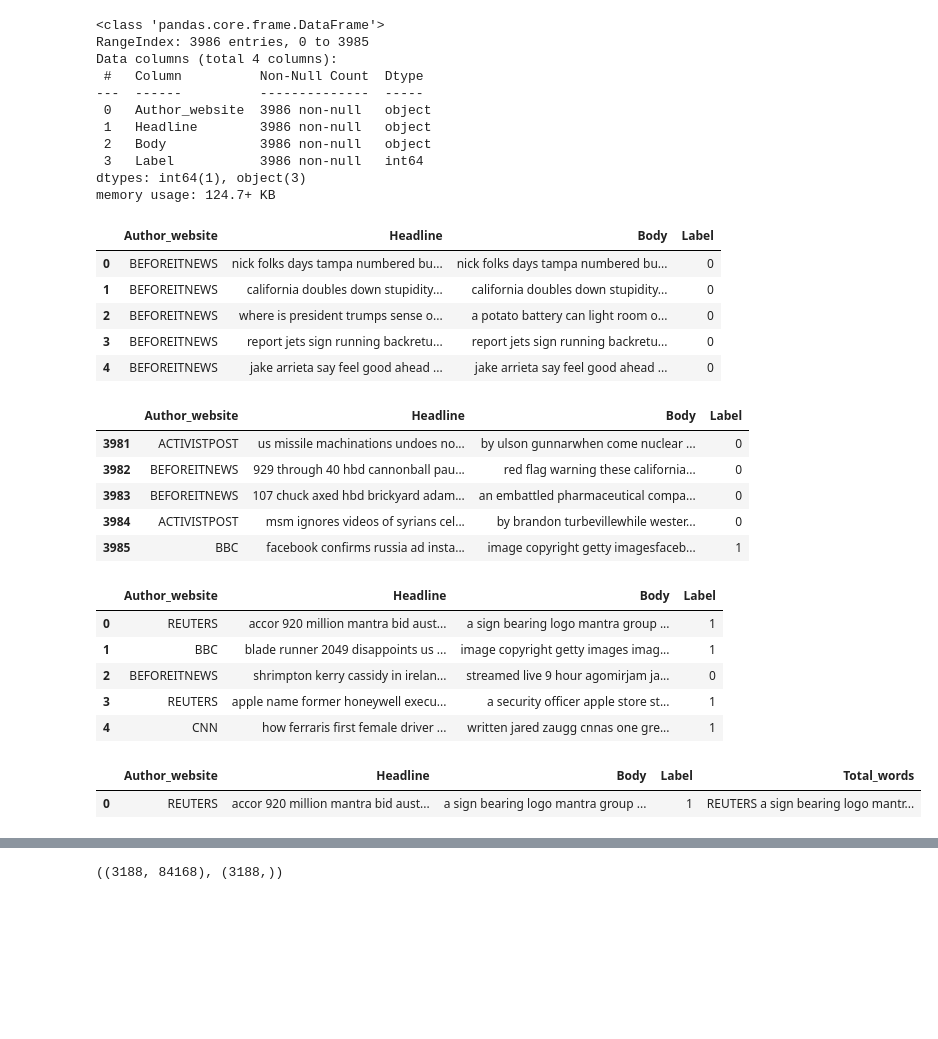
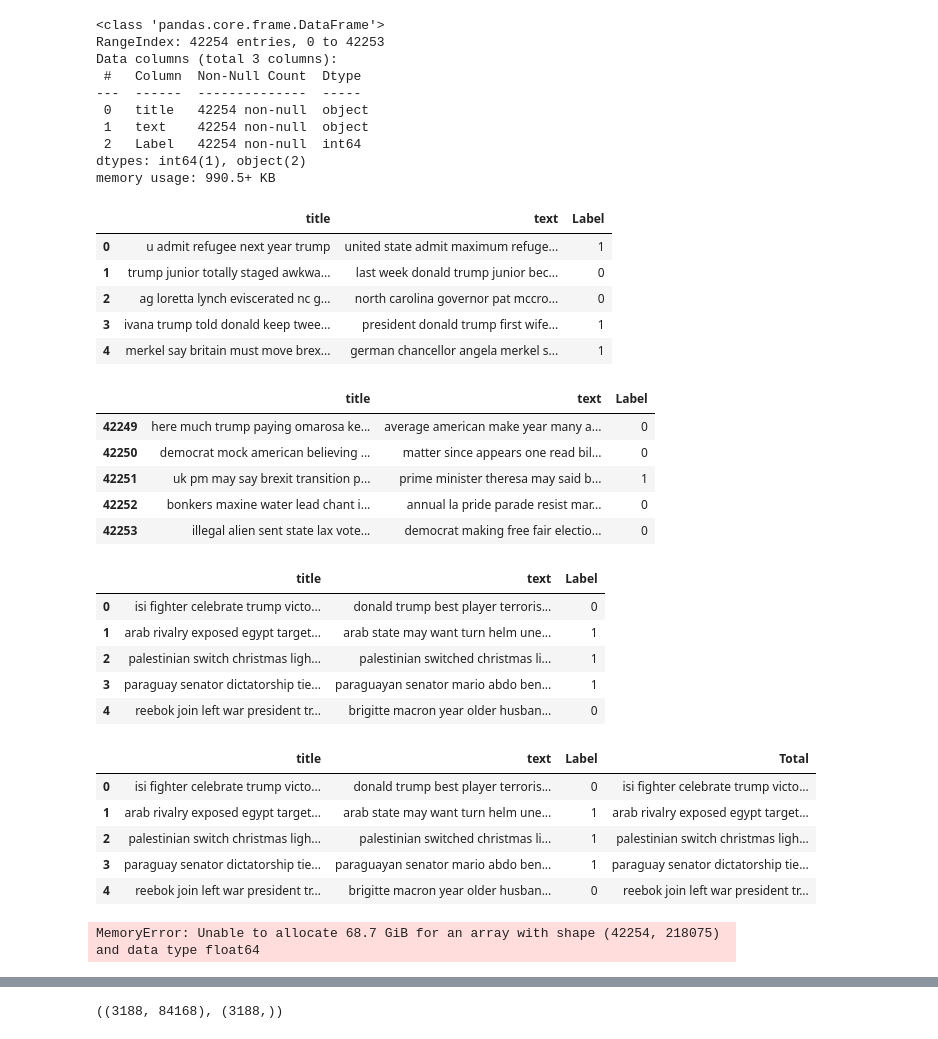
Before and after one commit to mawesh1999/Fakenews_Detection, a Jupyter notebook: Prepration_Modelling.ipynb, the cells around one changed output, grey strips where cells are left out. Cells and saved outputs as stored; diff of their text form; code cells hidden in the pictures; blank space fills up the shorter version.

```diff
--- a/Prepration_Modelling.ipynb
+++ b/Prepration_Modelling.ipynb
@@ -8,51 +8,50 @@ from sklearn.feature_extraction.text import TfidfTransformer
 from sklearn.metrics import accuracy_score,mean_absolute_error,f1_score
 import pickle
 # %%
-df = pd.read_csv('modeling_data/cleaned_data.csv')
+df = pd.read_csv('modeling_data/final_data.csv')
 # %%
 df.info()
 # %% [output]
 <class 'pandas.core.frame.DataFrame'>
-RangeIndex: 3986 entries, 0 to 3985
-Data columns (total 4 columns):
- #   Column          Non-Null Count  Dtype
----  ------          --------------  -----
- 0   Author_website  3986 non-null   object
- 1   Headline        3986 non-null   object
- 2   Body            3986 non-null   object
- 3   Label           3986 non-null   int64
-dtypes: int64(1), object(3)
-memory usage: 124.7+ KB
+RangeIndex: 42254 entries, 0 to 42253
+Data columns (total 3 columns):
+ #   Column  Non-Null Count  Dtype
+---  ------  --------------  -----
+ 0   title   42254 non-null  object
+ 1   text    42254 non-null  object
+ 2   Label   42254 non-null  int64
+dtypes: int64(1), object(2)
+memory usage: 990.5+ KB
 # %%
 df.head()
 # %% [output]
-|  | Author_website | Headline | Body | Label |
-| 0 | BEFOREITNEWS | nick folks days tampa numbered bu... | nick folks days tampa numbered bu... | 0 |
-| 1 | BEFOREITNEWS | california doubles down stupidity... | california doubles down stupidity... | 0 |
-| 2 | BEFOREITNEWS | where is president trumps sense o... | a potato battery can light room o... | 0 |
-| 3 | BEFOREITNEWS | report jets sign running backretu... | report jets sign running backretu... | 0 |
-| 4 | BEFOREITNEWS | jake arrieta say feel good ahead ... | jake arrieta say feel good ahead ... | 0 |
+|  | title | text | Label |
+| 0 | u admit refugee next year trump | united state admit maximum refuge... | 1 |
+| 1 | trump junior totally staged awkwa... | last week donald trump junior bec... | 0 |
+| 2 | ag loretta lynch eviscerated nc g... | north carolina governor pat mccro... | 0 |
+| 3 | ivana trump told donald keep twee... | president donald trump first wife... | 1 |
+| 4 | merkel say britain must move brex... | german chancellor angela merkel s... | 1 |
 # %%
 df.tail()
 # %% [output]
-|  | Author_website | Headline | Body | Label |
-| 3981 | ACTIVISTPOST | us missile machinations undoes no... | by ulson gunnarwhen come nuclear ... | 0 |
-| 3982 | BEFOREITNEWS | 929 through 40 hbd cannonball pau... | red flag warning these california... | 0 |
-| 3983 | BEFOREITNEWS | 107 chuck axed hbd brickyard adam... | an embattled pharmaceutical compa... | 0 |
-| 3984 | ACTIVISTPOST | msm ignores videos of syrians cel... | by brandon turbevillewhile wester... | 0 |
-| 3985 | BBC | facebook confirms russia ad insta... | image copyright getty imagesfaceb... | 1 |
+|  | title | text | Label |
+| 42249 | here much trump paying omarosa ke... | average american make year many a... | 0 |
+| 42250 | democrat mock american believing ... | matter since appears one read bil... | 0 |
+| 42251 | uk pm may say brexit transition p... | prime minister theresa may said b... | 1 |
+| 42252 | bonkers maxine water lead chant i... | annual la pride parade resist mar... | 0 |
+| 42253 | illegal alien sent state lax vote... | democrat making free fair electio... | 0 |
 # %%
-df = df.sample(frac=1,random_state=24).reset_index()
-df.drop(columns = ['index'],axis =1,inplace=True)
+df = df.sample(frac=1,random_state=24).reset_index(drop=True)
+# df.drop(columns = ['index'],axis =1,inplace=True)
 # %%
 df.head()
 # %% [output]
-|  | Author_website | Headline | Body | Label |
-| 0 | REUTERS | accor 920 million mantra bid aust... | a sign bearing logo mantra group ... | 1 |
-| 1 | BBC | blade runner 2049 disappoints us ... | image copyright getty images imag... | 1 |
-| 2 | BEFOREITNEWS | shrimpton kerry cassidy in irelan... | streamed live 9 hour agomirjam ja... | 0 |
-| 3 | REUTERS | apple name former honeywell execu... | a security officer apple store st... | 1 |
-| 4 | CNN | how ferraris first female driver ... | written jared zaugg cnnas one gre... | 1 |
+|  | title | text | Label |
+| 0 | isi fighter celebrate trump victo... | donald trump best player terroris... | 0 |
+| 1 | arab rivalry exposed egypt target... | arab state may want turn helm une... | 1 |
+| 2 | palestinian switch christmas ligh... | palestinian switched christmas li... | 1 |
+| 3 | paraguay senator dictatorship tie... | paraguayan senator mario abdo ben... | 1 |
+| 4 | reebok join left war president tr... | brigitte macron year older husban... | 0 |
 # %%
 count_vectorizer = CountVectorizer()
 tfid_transform = TfidfTransformer()
@@ -65,12 +64,18 @@ def transform_vectorize(sample):
     return mat
 # %%
-df['Total_words'] = df['Author_website']+ ''+df['Body']
+df['Total'] = df['title']+ ''+df['text']
 # %%
-df.head(1)
+df.head()
 # %% [output]
-|  | Author_website | Headline | Body | Label | Total_words |
-| 0 | REUTERS | accor 920 million mantra bid aust... | a sign bearing logo mantra group ... | 1 | REUTERS a sign bearing logo mantr... |
+|  | title | text | Label | Total |
+| 0 | isi fighter celebrate trump victo... | donald trump best player terroris... | 0 | isi fighter celebrate trump victo... |
+| 1 | arab rivalry exposed egypt target... | arab state may want turn helm une... | 1 | arab rivalry exposed egypt target... |
+| 2 | palestinian switch christmas ligh... | palestinian switched christmas li... | 1 | palestinian switch christmas ligh... |
+| 3 | paraguay senator dictatorship tie... | paraguayan senator mario abdo ben... | 1 | paraguay senator dictatorship tie... |
+| 4 | reebok join left war president tr... | brigitte macron year older husban... | 0 | reebok join left war president tr... |
 # %%
-x_mat = transform_vectorize(df['Total_words'])
+x_mat = transform_vectorize(df['Total'])
+# %% [output]
+MemoryError: Unable to allocate 68.7 GiB for an array with shape (42254, 218075) and data type float64
 # %%
 x_mat.shape
```
Also changed, not shown: parts of 3 cells of this notebook, 16 other files.
